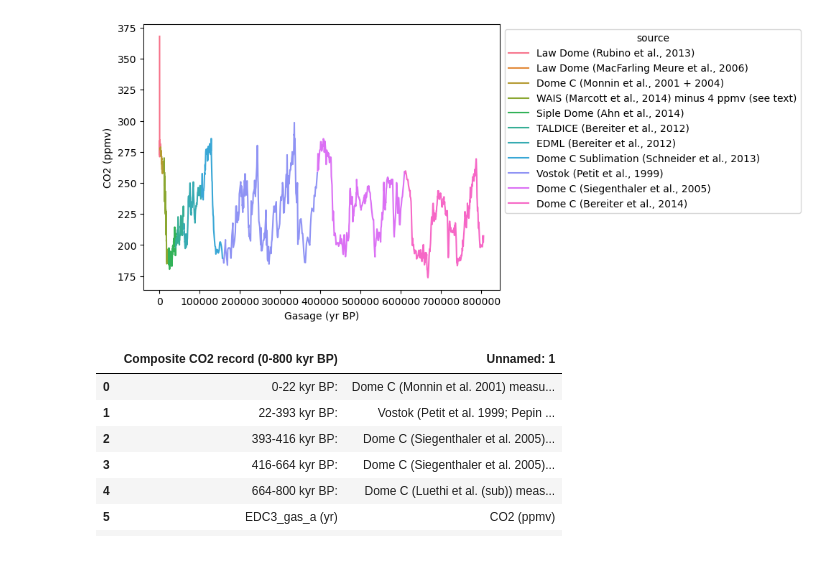
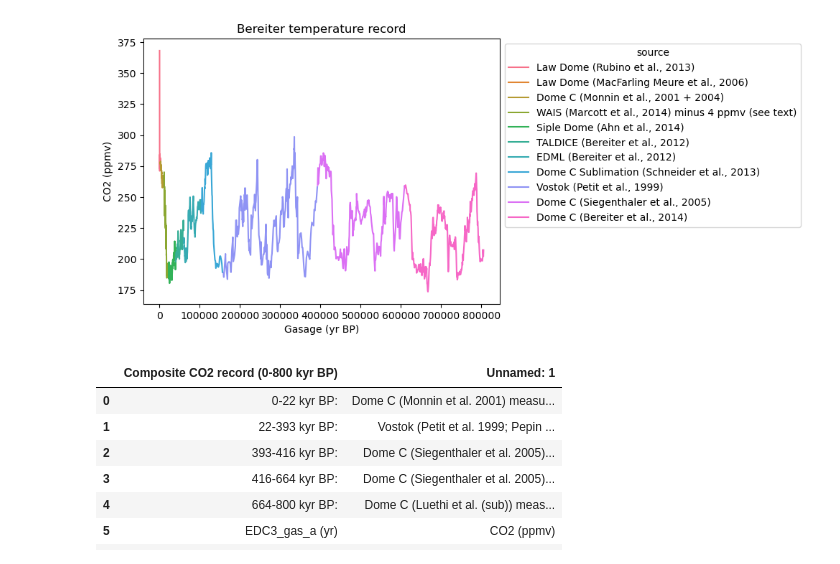
Before and after one commit to Eilis9/PfDA_Project2, a Jupyter notebook: analysis.ipynb, the cells around one changed output. Saved outputs shown, nothing was run; the diff lists cells and outputs as text; code cells hidden in the pictures.

Commit message:
some text and plot formatting

```diff
--- a/analysis.ipynb
+++ b/analysis.ipynb
@@ -91,7 +83,8 @@ CO2_comp_df.to_csv("test/co2_comp.csv")
 # %%
 # The Bereiter composite data
 ax = sns.lineplot(data=CO2_comp_df, x='Gasage (yr BP)', y='CO2 (ppmv)', hue='source')
+ax.set_title('Bereiter temperature record')
 sns.move_legend(ax, "upper left", bbox_to_anchor=(1, 1))
 # %% [output]
-[figure, old version]
+[figure, new version]
 # %%
```
Also changed, not shown: parts of 23 cells of this notebook, 1 other file.
